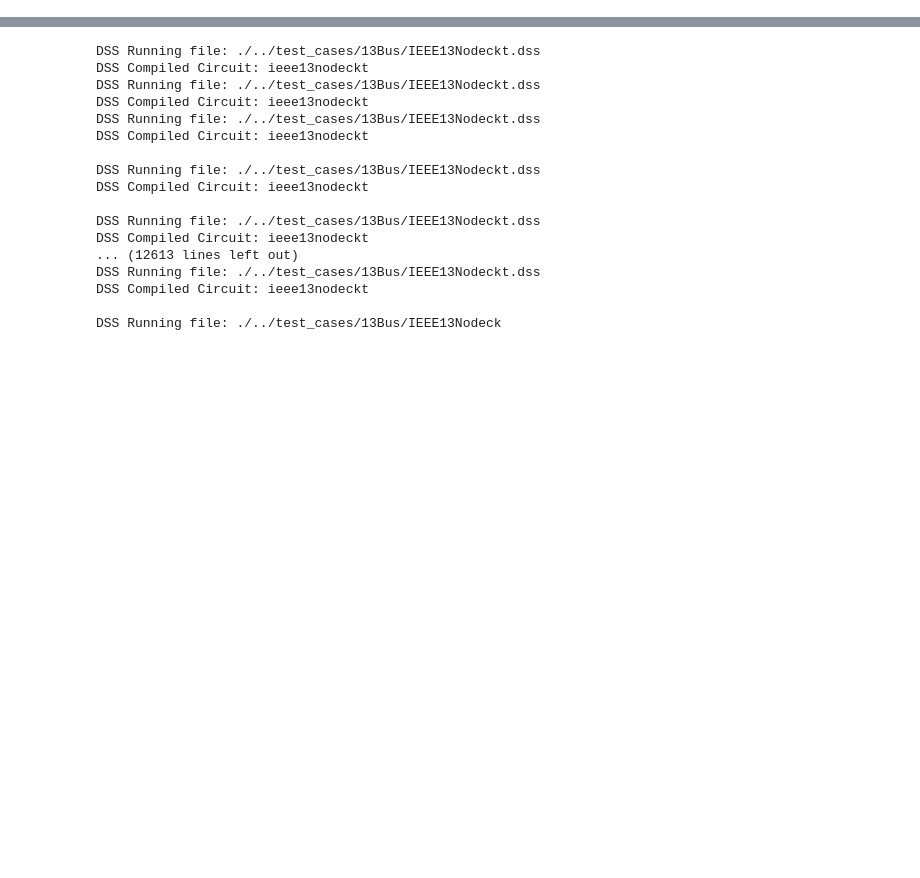
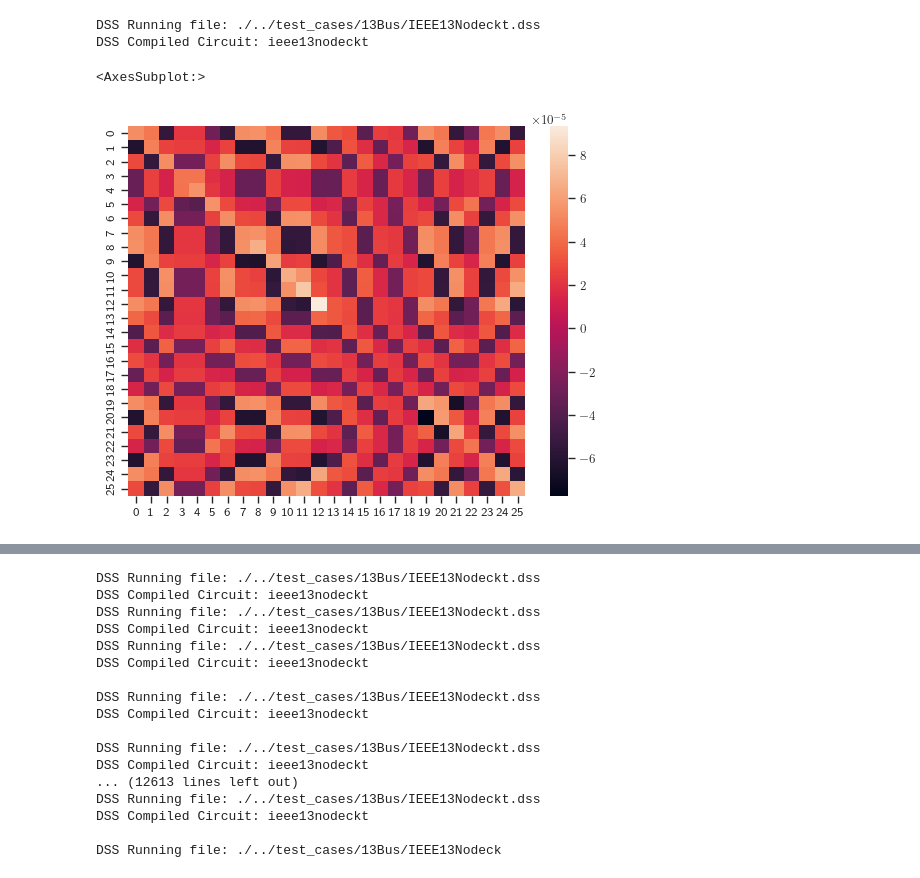
Before and after one commit to samtalki/yadi, a Jupyter notebook: notebooks/local_hc.ipynb, the cells around one changed output, grey strips where cells are left out. Cells and saved outputs as stored; diff of their text form; code cells hidden in the pictures; blank space fills up the shorter version.

```diff
--- a/notebooks/local_hc.ipynb
+++ b/notebooks/local_hc.ipynb
@@ -6,2 +14,18 @@ import yadi.hc.model.vc as dss_vc_hc
+# %%
+#Setup plot aesthetics
+import matplotlib
+%matplotlib inline
+matplotlib.rc('text', usetex=True)
+matplotlib.rc('text.latex', preamble=r'\usepackage{amsmath,amssymb}')
+sns.set_theme(context='paper',style='ticks')
+# %%
+cktfile = "./../test_cases/13Bus/IEEE13Nodeckt.dss"
+sens = dss_sens.DSS_Sensitivities(cktfile,verbose=False)
+#Get the taylor coefficients
+dvdp = sens.get_svp()
+dvdq = sens.get_svq()
+# %% [output]
+DSS Running file: ./../test_cases/13Bus/IEEE13Nodeckt.dss
+DSS Compiled Circuit: ieee13nodeckt
 # %%
 dss.Text.Command('Redirect ./../test_cases/13Bus/IEEE13Nodeckt.dss')
@@ -7,0 +33,19 @@ dss.Text.Command('Redirect ./../test_cases/13Bus/IEEE13Nodeckt.dss')
+# %%
+svp,svq = dvdp["matrix"],dvdq["matrix"]
+svp,svq = svp[9:,9:],svq[9:,9:]
+svp,svq = svp[6:,6:],svq[6:,6:]
+vbase_study = vph_base[9:]
+vbase_study = vbase_study[6:]
+n_study = svp.shape[0]
+p_range = np.array([i for i in np.arange(start=1,stop=10000,step=0.1)])
+vplus = np.zeros((len(p_range),n_study))
+for i in range(n_study):
+    vhat_i = [svp[:,i]*p_i for p_i in p_range]
+    vhat_ii = [vi[i] for vi in vhat_i]
+    vplus_ii = [vbase_study[i] + vii for vii in vhat_ii]
+    vplus[:,i] = vplus_ii
+# %%
+sns.heatmap(svp)
+# %% [output]
+<AxesSubplot:>
+[figure, added]
```
Also changed, not shown: parts of 4 cells of this notebook, 3 other files.
